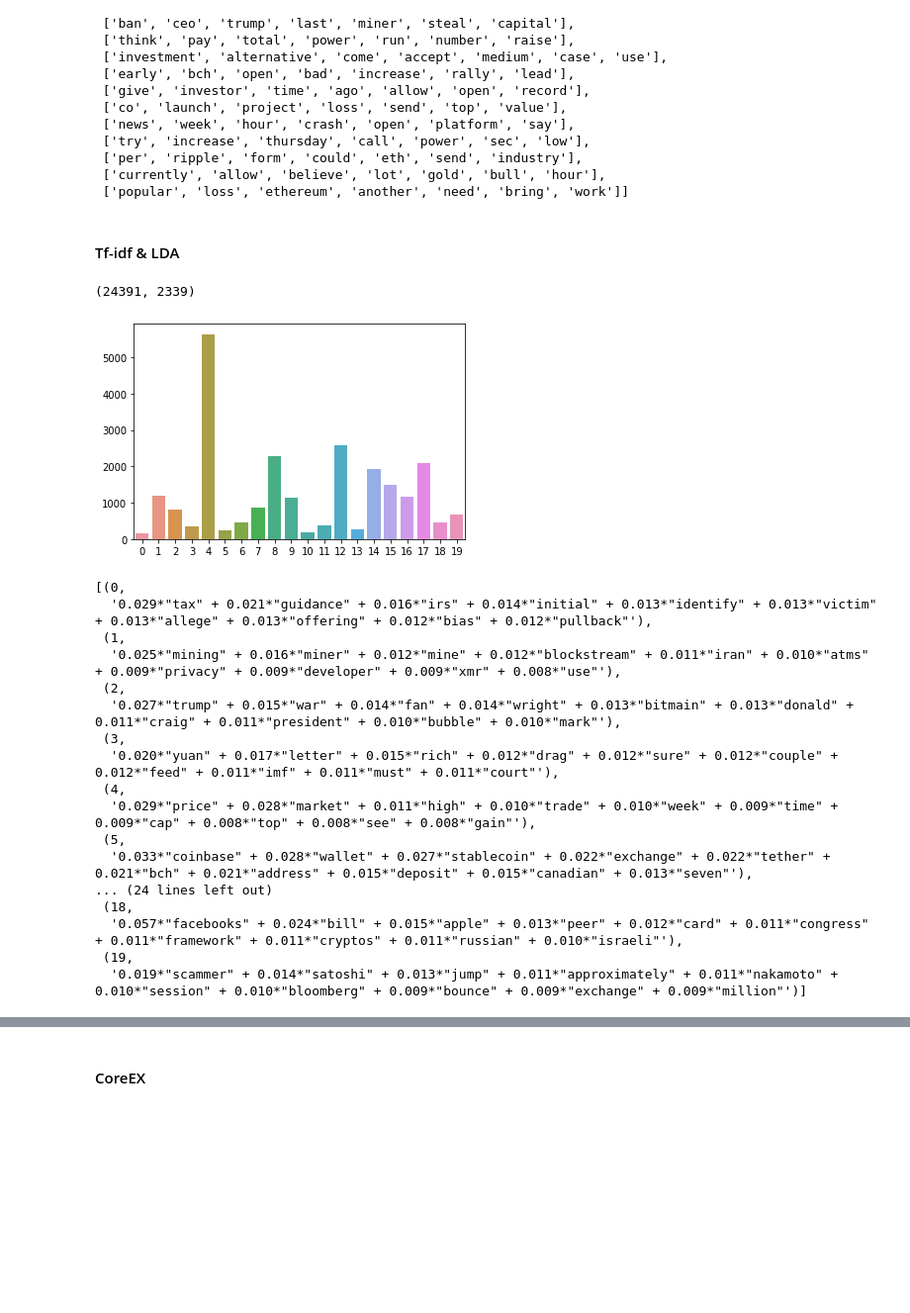
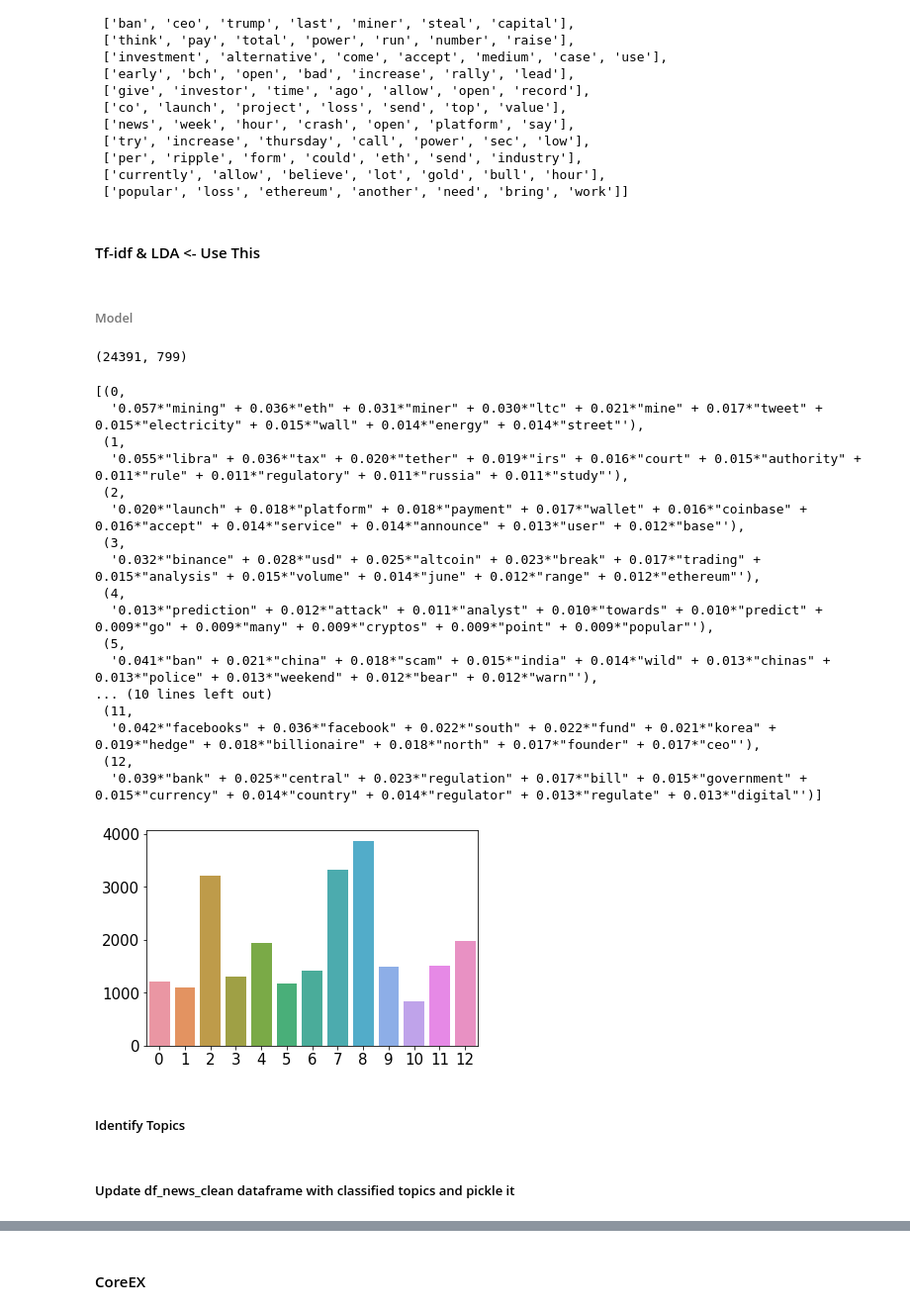
Before and after one commit to silvernine209/nlp_bitcoin_trading, a Jupyter notebook: bitcoin_trader_v2.ipynb, the cells around one changed output, grey strips where cells are left out. Shown at 99% size. Cells and saved outputs as stored; diff of their text form; code cells hidden in the pictures; blank space fills up the shorter version.

```diff
--- a/bitcoin_trader_v2.ipynb
+++ b/bitcoin_trader_v2.ipynb
@@ -630,36 +655,60 @@ topic_words
  ['currently', 'allow', 'believe', 'lot', 'gold', 'bull', 'hour'],
  ['popular', 'loss', 'ethereum', 'another', 'need', 'bring', 'work']]
 # %% [markdown]
-#### Tf-idf & LDA
+#### Tf-idf & LDA <- Use This
+# %% [markdown]
+###### Model
 # %%
 # new TF-IDF Vectorizer
-cv_tfidf = TfidfVectorizer(stop_words=stopword_list,max_df=0.15,min_df=0.001,)
+cv_tfidf = TfidfVectorizer(stop_words=stopword_list,max_df=0.08,min_df=0.004)
 # cv_tfidf = TfidfVectorizer(stop_words=stopword_list,max_df=0.6,min_df=0.005,ngram_range=(1, 2))
 doc_word = cv_tfidf.fit_transform(df_news_clean['title_intro_clean'])
 
 print(doc_word.shape)
 
 # Convert sparse matrix of counts to a gensim corpus
 corpus = matutils.Sparse2Corpus(doc_word.transpose())
 
 # We need to save a mapping (dict) of row id to word (token) for later use by gensim:
 id2word = dict((v, k) for k, v in cv_tfidf.vocabulary_.items())
 
 # Create lda model (equivalent to "fit" in sklearn)
-lda = models.LdaMulticore(corpus=corpus, num_topics=20, id2word=id2word, passes=5, workers=1)
+lda = models.LdaMulticore(corpus=corpus, num_topics=13, id2word=id2word, passes=5, workers=1)
 
 # Transform the docs from the word space to the topic space (like "transform" in sklearn)
 lda_corpus = lda[corpus]
 
 # Store the documents' topic vectors in a list so we can take a peak
 lda_docs = [doc for doc in lda_corpus]
 
 # View Topic Distribution
 doc_cluster = [sorted(doc,key=lambda row:row[1])[::-1][0][0] for doc in lda_docs]
 sns.barplot(x=pd.Series(doc_cluster).value_counts().keys(),y=pd.Series(doc_cluster).value_counts().values);
 
 # # Check out the document vectors in the topic space for the first 5 documents
 # lda_docs[:5]
+lda.print_topics()
+
+# #Save Trained Model
+# with open('lda.pkl', 'wb') as picklefile:
+#     pickle.dump(lda, picklefile)
 # %% [output]
-(24391, 2339)
+(24391, 799)
+[(0,
+  '0.057*"mining" + 0.036*"eth" + 0.031*"miner" + 0.030*"ltc" + 0.021*"mine" + 0.017*"tweet" + 0.015*"electricity" + 0.015*"wall" + 0.014*"energy" + 0.014*"street"'),
+ (1,
+  '0.055*"libra" + 0.036*"tax" + 0.020*"tether" + 0.019*"irs" + 0.016*"court" + 0.015*"authority" + 0.011*"rule" + 0.011*"regulatory" + 0.011*"russia" + 0.011*"study"'),
+ (2,
+  '0.020*"launch" + 0.018*"platform" + 0.018*"payment" + 0.017*"wallet" + 0.016*"coinbase" + 0.016*"accept" + 0.014*"service" + 0.014*"announce" + 0.013*"user" + 0.012*"base"'),
+ (3,
+  '0.032*"binance" + 0.028*"usd" + 0.025*"altcoin" + 0.023*"break" + 0.017*"trading" + 0.015*"analysis" + 0.015*"volume" + 0.014*"june" + 0.012*"range" + 0.012*"ethereum"'),
+ (4,
+  '0.013*"prediction" + 0.012*"attack" + 0.011*"analyst" + 0.010*"towards" + 0.010*"predict" + 0.009*"go" + 0.009*"many" + 0.009*"cryptos" + 0.009*"point" + 0.009*"popular"'),
+ (5,
+  '0.041*"ban" + 0.021*"china" + 0.018*"scam" + 0.015*"india" + 0.014*"wild" + 0.013*"chinas" + 0.013*"police" + 0.013*"weekend" + 0.012*"bear" + 0.012*"warn"'),
+... (10 lines left out)
+ (11,
+  '0.042*"facebooks" + 0.036*"facebook" + 0.022*"south" + 0.022*"fund" + 0.021*"korea" + 0.019*"hedge" + 0.018*"billionaire" + 0.018*"north" + 0.017*"founder" + 0.017*"ceo"'),
+ (12,
+  '0.039*"bank" + 0.025*"central" + 0.023*"regulation" + 0.017*"bill" + 0.015*"government" + 0.015*"currency" + 0.014*"country" + 0.014*"regulator" + 0.013*"regulate" + 0.013*"digital"')]
-[figure, old version]
+[figure, new version]
@@ -668,20 +715,2 @@ sns.barplot(x=pd.Series(doc_cluster).value_counts().keys(),y=pd.Series(doc_clust
-# %%
-lda.print_topics()
-# %% [output]
-[(0,
-  '0.029*"tax" + 0.021*"guidance" + 0.016*"irs" + 0.014*"initial" + 0.013*"identify" + 0.013*"victim" + 0.013*"allege" + 0.013*"offering" + 0.012*"bias" + 0.012*"pullback"'),
- (1,
-  '0.025*"mining" + 0.016*"miner" + 0.012*"mine" + 0.012*"blockstream" + 0.011*"iran" + 0.010*"atms" + 0.009*"privacy" + 0.009*"developer" + 0.009*"xmr" + 0.008*"use"'),
- (2,
-  '0.027*"trump" + 0.015*"war" + 0.014*"fan" + 0.014*"wright" + 0.013*"bitmain" + 0.013*"donald" + 0.011*"craig" + 0.011*"president" + 0.010*"bubble" + 0.010*"mark"'),
- (3,
-  '0.020*"yuan" + 0.017*"letter" + 0.015*"rich" + 0.012*"drag" + 0.012*"sure" + 0.012*"couple" + 0.012*"feed" + 0.011*"imf" + 0.011*"must" + 0.011*"court"'),
- (4,
-  '0.029*"price" + 0.028*"market" + 0.011*"high" + 0.010*"trade" + 0.010*"week" + 0.009*"time" + 0.009*"cap" + 0.008*"top" + 0.008*"see" + 0.008*"gain"'),
- (5,
-  '0.033*"coinbase" + 0.028*"wallet" + 0.027*"stablecoin" + 0.022*"exchange" + 0.022*"tether" + 0.021*"bch" + 0.021*"address" + 0.015*"deposit" + 0.015*"canadian" + 0.013*"seven"'),
-... (24 lines left out)
- (18,
-  '0.057*"facebooks" + 0.024*"bill" + 0.015*"apple" + 0.013*"peer" + 0.012*"card" + 0.011*"congress" + 0.011*"framework" + 0.011*"cryptos" + 0.011*"russian" + 0.010*"israeli"'),
- (19,
-  '0.019*"scammer" + 0.014*"satoshi" + 0.013*"jump" + 0.011*"approximately" + 0.011*"nakamoto" + 0.010*"session" + 0.010*"bloomberg" + 0.009*"bounce" + 0.009*"exchange" + 0.009*"million"')]
+# %% [markdown]
+##### Identify Topics
@@ -687,0 +732,2 @@ lda.print_topics()
+# %% [markdown]
+##### Update df_news_clean dataframe with classified topics and pickle it
```
Also changed, not shown: parts of 76 cells of this notebook.
